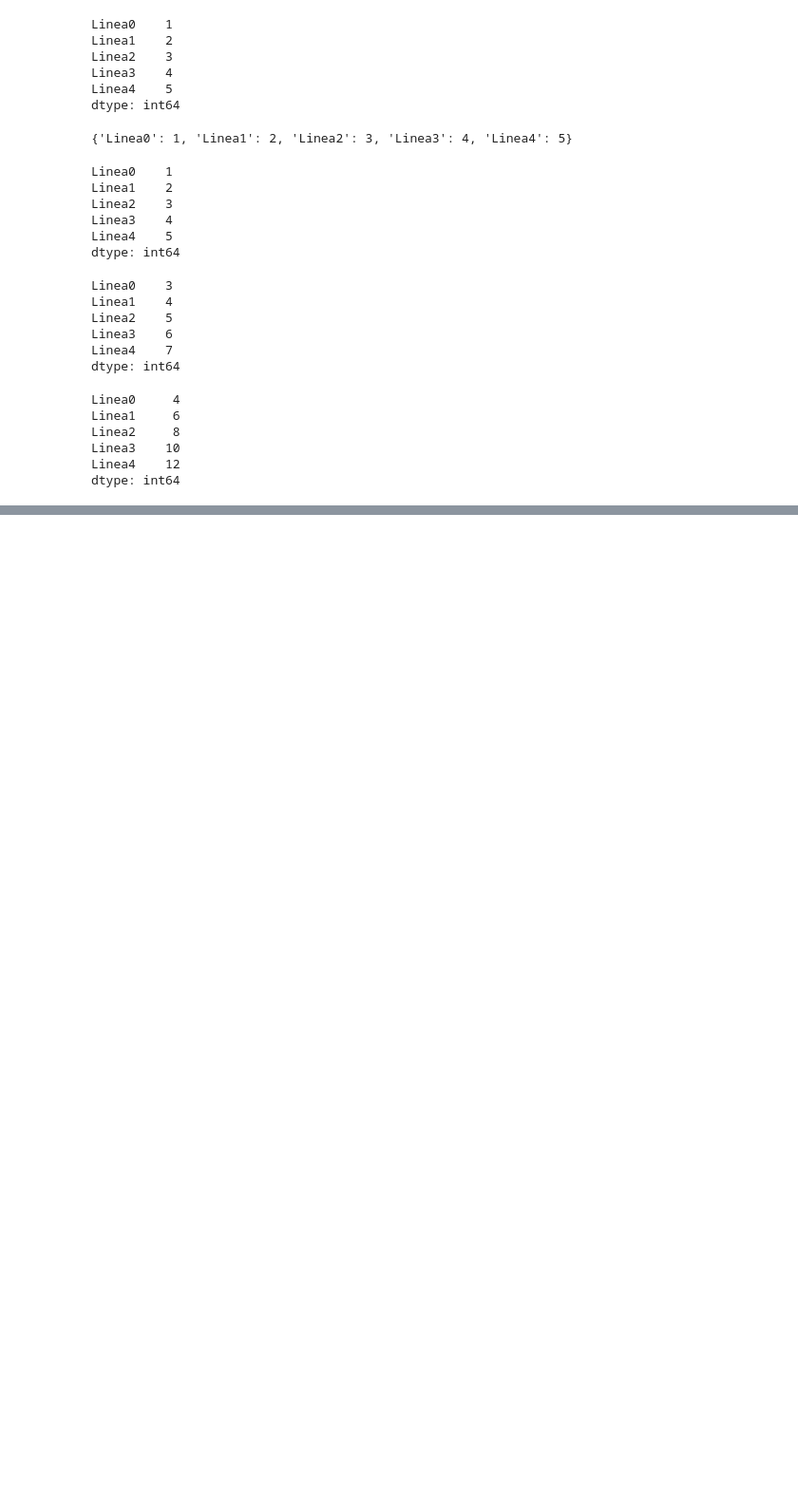
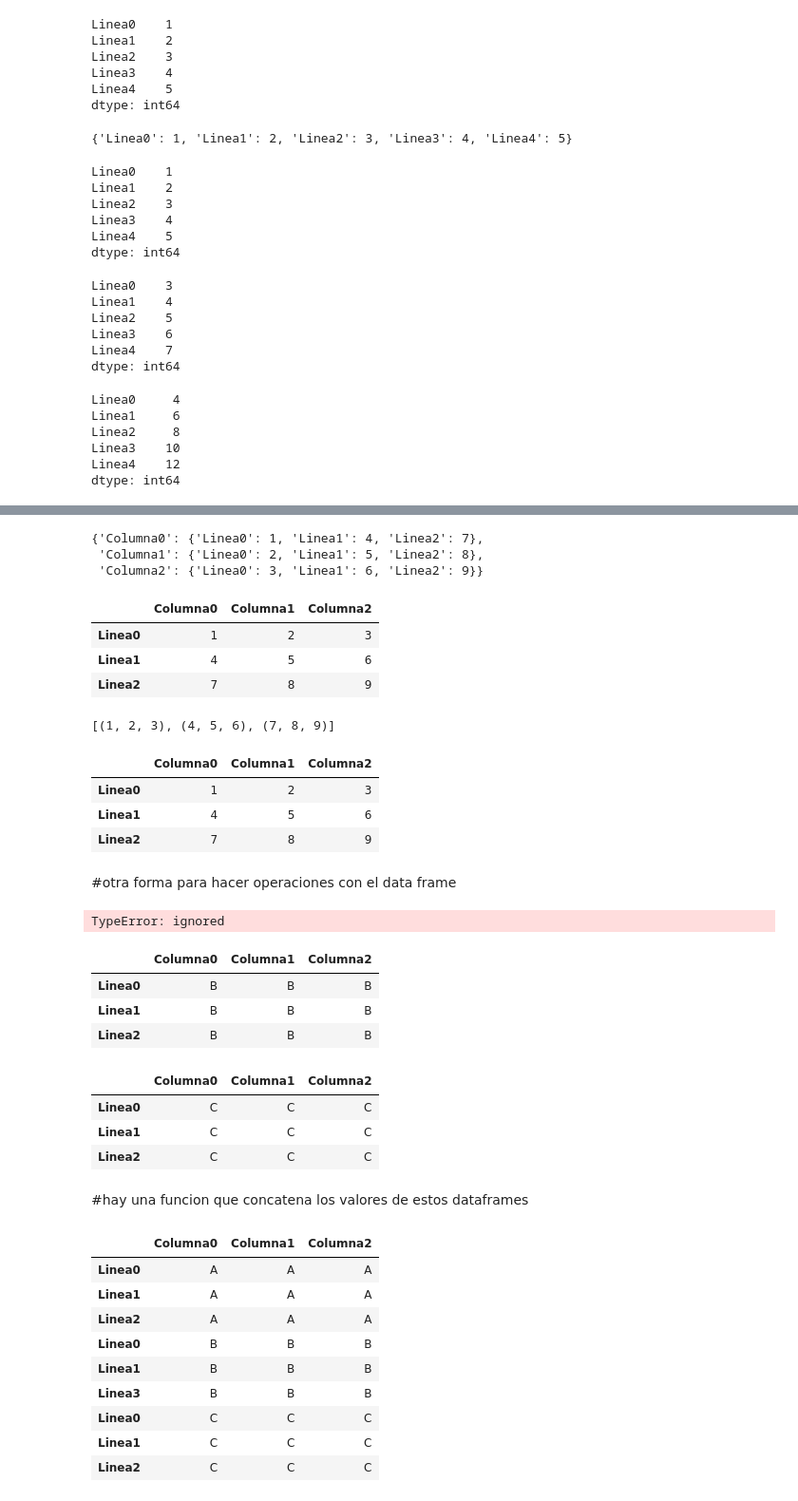
Before and after one commit to AnndyLibeMoore/Python_Data_Science_Courses, a Jupyter notebook: Creando_estructuras_de_datos.ipynb, the cells around one changed output, grey strips where cells are left out. Shown at 95% size. Cells and saved outputs as stored; diff of their text form; code cells hidden in the pictures; blank space fills up the shorter version.

```diff
--- a/Creando_estructuras_de_datos.ipynb
+++ b/Creando_estructuras_de_datos.ipynb
@@ -100,0 +151,19 @@ dtype: int64
+# %%
+#otra forma de hacerlo es con un diccionario
+data = {'Columna0':{'Linea0': 1, 'Linea1': 4, 'Linea2': 7},
+ 'Columna1':{'Linea0': 2, 'Linea1': 5, 'Linea2': 8},
+'Columna2':{'Linea0': 3, 'Linea1': 6, 'Linea2': 9}}
+data
+# %% [output]
+{'Columna0': {'Linea0': 1, 'Linea1': 4, 'Linea2': 7},
+ 'Columna1': {'Linea0': 2, 'Linea1': 5, 'Linea2': 8},
+ 'Columna2': {'Linea0': 3, 'Linea1': 6, 'Linea2': 9}}
+# %%
+#genrearemos el dataframe sgun este diccionario
+df2 = pd.DataFrame(data)
+df2
+# %% [output]
+|  | Columna0 | Columna1 | Columna2 |
+| Linea0 | 1 | 2 | 3 |
+| Linea1 | 4 | 5 | 6 |
+| Linea2 | 7 | 8 | 9 |
@@ -100,0 +173,19 @@ dtype: int64
+# %%
+#otra forma es con una lista de tuplas
+data = [(1,2,3),(4,5,6),(7,8,9)]
+data
+# %% [output]
+[(1, 2, 3), (4, 5, 6), (7, 8, 9)]
+# %%
+
+#generaremos el data segun la lista
+#aqui recuperamos la configuracion de lineas y columns que le habiamos dado a data
+df3 = pd.DataFrame(data, index = index, columns = columns)
+df3
+# %% [output]
+|  | Columna0 | Columna1 | Columna2 |
+| Linea0 | 1 | 2 | 3 |
+| Linea1 | 4 | 5 | 6 |
+| Linea2 | 7 | 8 | 9 |
+# %% [markdown]
+#otra forma para hacer operaciones con el data frame
@@ -100,0 +196,39 @@ dtype: int64
+# %%
+df1[df1 > 0] = 'A'
+df1
+# %% [output]
+TypeError: ignored
+# %%
+#ahora lo haremos con el df2
+df2[df2 > 0 ] = 'B'
+df2
+# %% [output]
+|  | Columna0 | Columna1 | Columna2 |
+| Linea0 | B | B | B |
+| Linea1 | B | B | B |
+| Linea2 | B | B | B |
+# %%
+df3[df3 > 0 ] = 'C'
+df3
+# %% [output]
+|  | Columna0 | Columna1 | Columna2 |
+| Linea0 | C | C | C |
+| Linea1 | C | C | C |
+| Linea2 | C | C | C |
+# %% [markdown]
+#hay una funcion que concatena los valores de estos dataframes
+# %%
+#crearemos uno nuevo que guarde el resultado
+df4 = pd.concat([df1, df2, df3])
+df4
+# %% [output]
+|  | Columna0 | Columna1 | Columna2 |
+| Linea0 | A | A | A |
+| Linea1 | A | A | A |
+| Linea2 | A | A | A |
+| Linea0 | B | B | B |
+| Linea1 | B | B | B |
+| Linea3 | B | B | B |
+| Linea0 | C | C | C |
+| Linea1 | C | C | C |
+| Linea2 | C | C | C |
```
Also changed, not shown: parts of 13 cells of this notebook.
